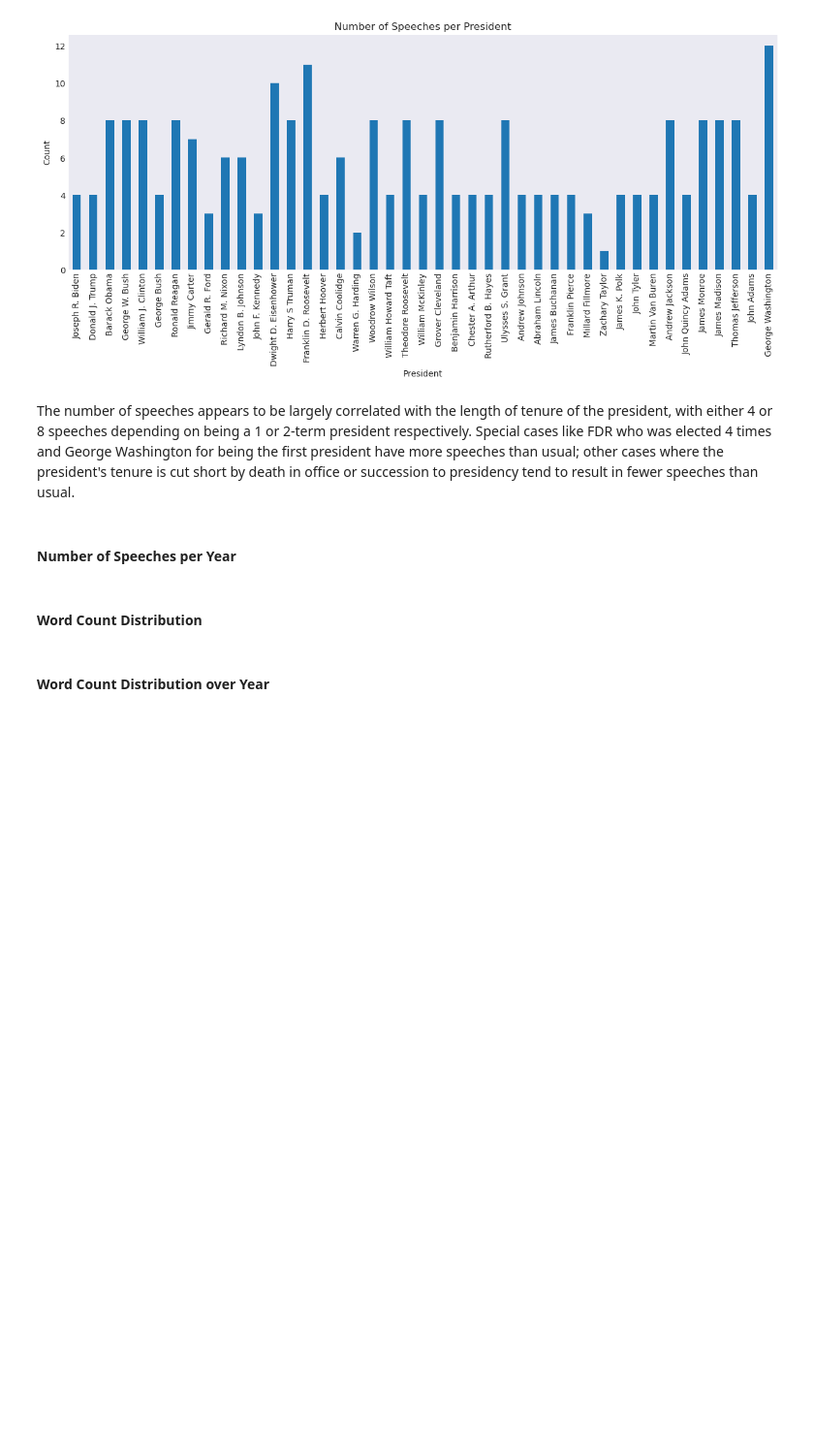
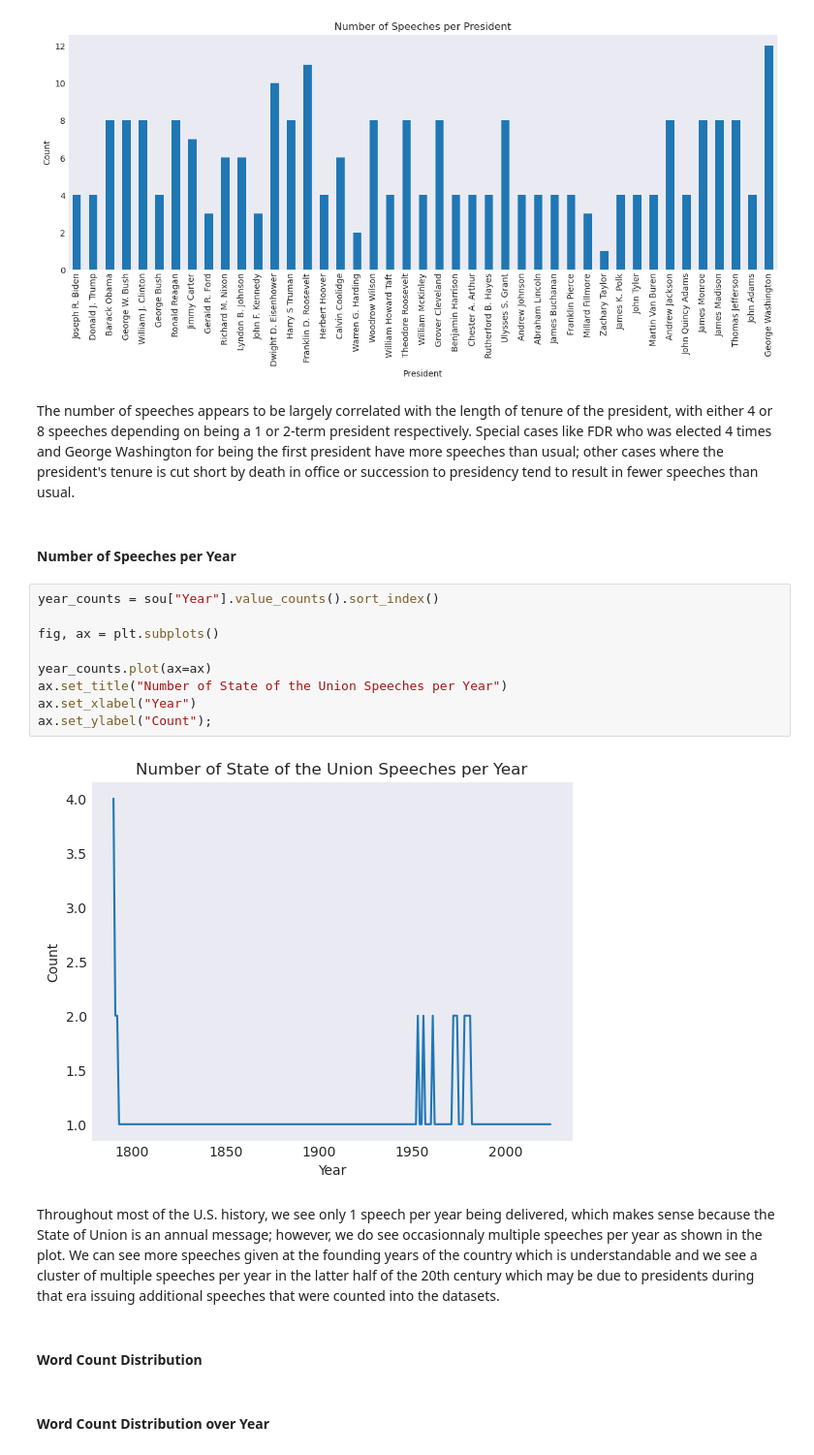
Before and after one commit to UCB-stat-159-f25/proj02-group25, a Jupyter notebook: nlp-P01.ipynb, the cells around one changed output. Shown at 97% size. Saved outputs shown, nothing was run; the diff lists cells and outputs as text; blank space fills up the shorter version.

Commit message:
added number of speeches per year

```diff
--- a/nlp-P01.ipynb
+++ b/nlp-P01.ipynb
@@ -51,6 +51,19 @@ ax.set_ylabel("Count");
 The number of speeches appears to be largely correlated with the length of tenure of the president, with either 4 or 8 speeches depending on being a 1 or 2-term president respectively. Special cases like FDR who was elected 4 times and George Washington for being the first president have more speeches than usual; other cases where the president's tenure is cut short by death in office or succession to presidency tend to result in fewer speeches than usual.
 # %% [markdown]
 #### Number of Speeches per Year
+# %%
+year_counts = sou["Year"].value_counts().sort_index()
+
+fig, ax = plt.subplots()
+
+year_counts.plot(ax=ax)
+ax.set_title("Number of State of the Union Speeches per Year")
+ax.set_xlabel("Year")
+ax.set_ylabel("Count");
+# %% [output]
+[figure, added]
+# %% [markdown]
+Throughout most of the U.S. history, we see only 1 speech per year being delivered, which makes sense because the State of Union is an annual message; however, we do see occasionnaly multiple speeches per year as shown in the plot. We can see more speeches given at the founding years of the country which is understandable and we see a cluster of multiple speeches per year in the latter half of the 20th century which may be due to presidents during that era issuing additional speeches that were counted into the datasets.
 # %% [markdown]
 #### Word Count Distribution
 # %% [markdown]
```
